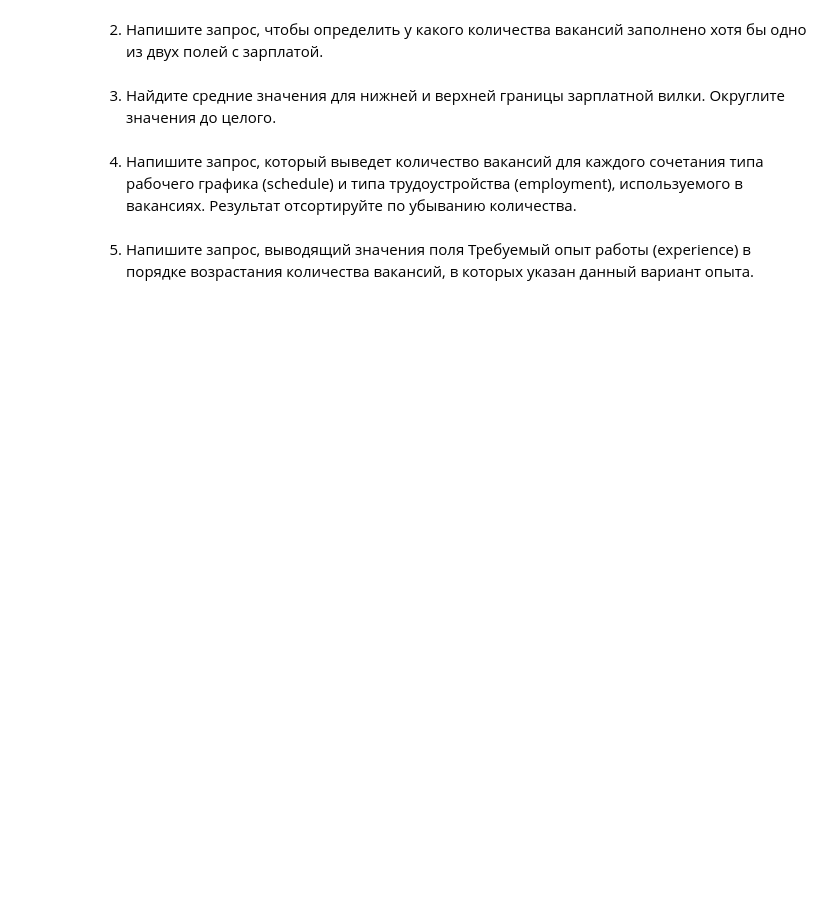
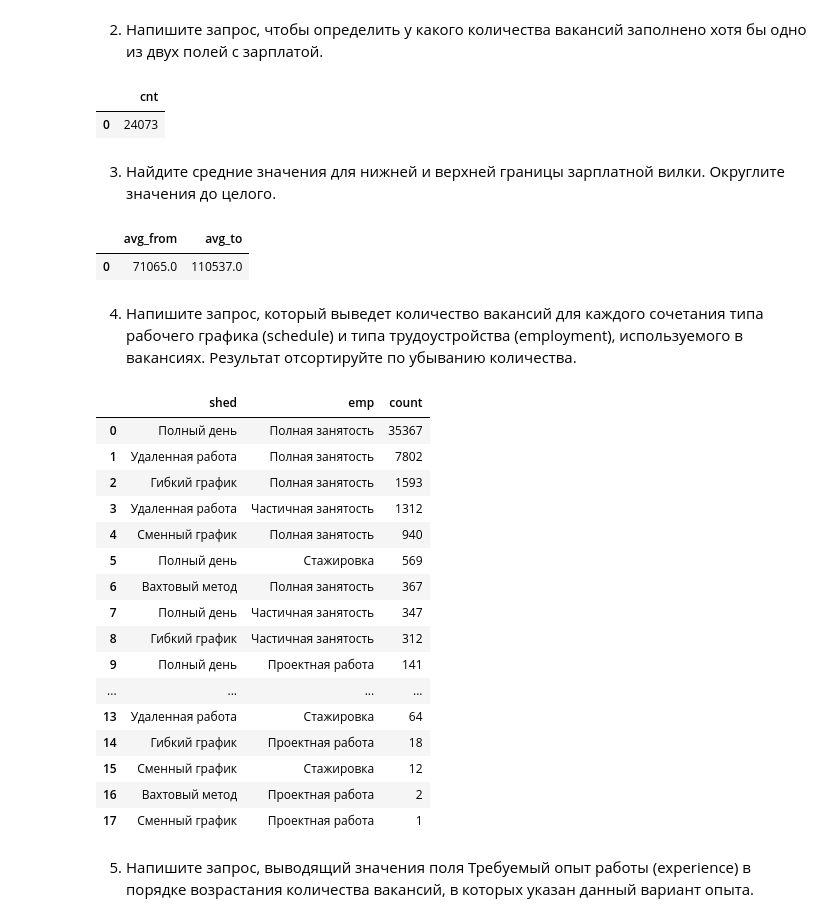
Before and after one commit to Daqria/Head-Hunter-SQL, a Jupyter notebook: HH_PROJECT.ipynb, the cells around one changed output. Drawn from its saved outputs; the diff is of its cells as text; code cells hidden in the pictures; blank space fills up the shorter version.

```diff
--- a/HH_PROJECT.ipynb
+++ b/HH_PROJECT.ipynb
@@ -27,6 +27,12 @@ def connect():
     port=PORT
 )
     return connection
+
+def show_df(query):
+    con = connect()
+    df = pd.read_sql_query(query, con)
+    con.close()
+    display(df)
 # %%
 # текст запроса
 query_3_1 = f'''
@@ -152,5 +176,8 @@ df_ind
 # %%
-# результат запроса
+show_df(query_4_2)
+# %% [output]
+|  | cnt |
+| 0 | 24073 |
 # %% [markdown]
 3. Найдите средние значения для нижней и верхней границы зарплатной вилки. Округлите значения до целого.
 # %%
@@ -158,11 +192,42 @@ df_ind
 # %%
-# результат запроса
+show_df(query_4_3)
+# %% [output]
+|  | avg_from | avg_to |
+| 0 | 71065.0 | 110537.0 |
 # %% [markdown]
 4. Напишите запрос, который выведет количество вакансий для каждого сочетания типа рабочего графика (schedule) и типа трудоустройства (employment), используемого в вакансиях. Результат отсортируйте по убыванию количества.
 # %%
-# текст запроса
+query_4_4 = f'''
+    SELECT
+        v.schedule shed,
+        v.employment emp,
+        COUNT(v.id)
+    FROM
+        vacancies v
+    GROUP BY v.schedule, v.employment
+    ORDER BY 3 DESC
+
+'''
 # %%
-# результат запроса
+show_df(query_4_4)
+# %% [output]
+|  | shed | emp | count |
+| 0 | Полный день | Полная занятость | 35367 |
+| 1 | Удаленная работа | Полная занятость | 7802 |
+| 2 | Гибкий график | Полная занятость | 1593 |
+| 3 | Удаленная работа | Частичная занятость | 1312 |
+| 4 | Сменный график | Полная занятость | 940 |
+| 5 | Полный день | Стажировка | 569 |
+| 6 | Вахтовый метод | Полная занятость | 367 |
+| 7 | Полный день | Частичная занятость | 347 |
+| 8 | Гибкий график | Частичная занятость | 312 |
+| 9 | Полный день | Проектная работа | 141 |
+| ... | ... | ... | ... |
+| 13 | Удаленная работа | Стажировка | 64 |
+| 14 | Гибкий график | Проектная работа | 18 |
+| 15 | Сменный график | Стажировка | 12 |
+| 16 | Вахтовый метод | Проектная работа | 2 |
+| 17 | Сменный график | Проектная работа | 1 |
 # %% [markdown]
 5. Напишите запрос, выводящий значения поля Требуемый опыт работы (experience) в порядке возрастания количества вакансий, в которых указан данный вариант опыта.
 # %%
```
Also changed, not shown: parts of 19 cells of this notebook.
